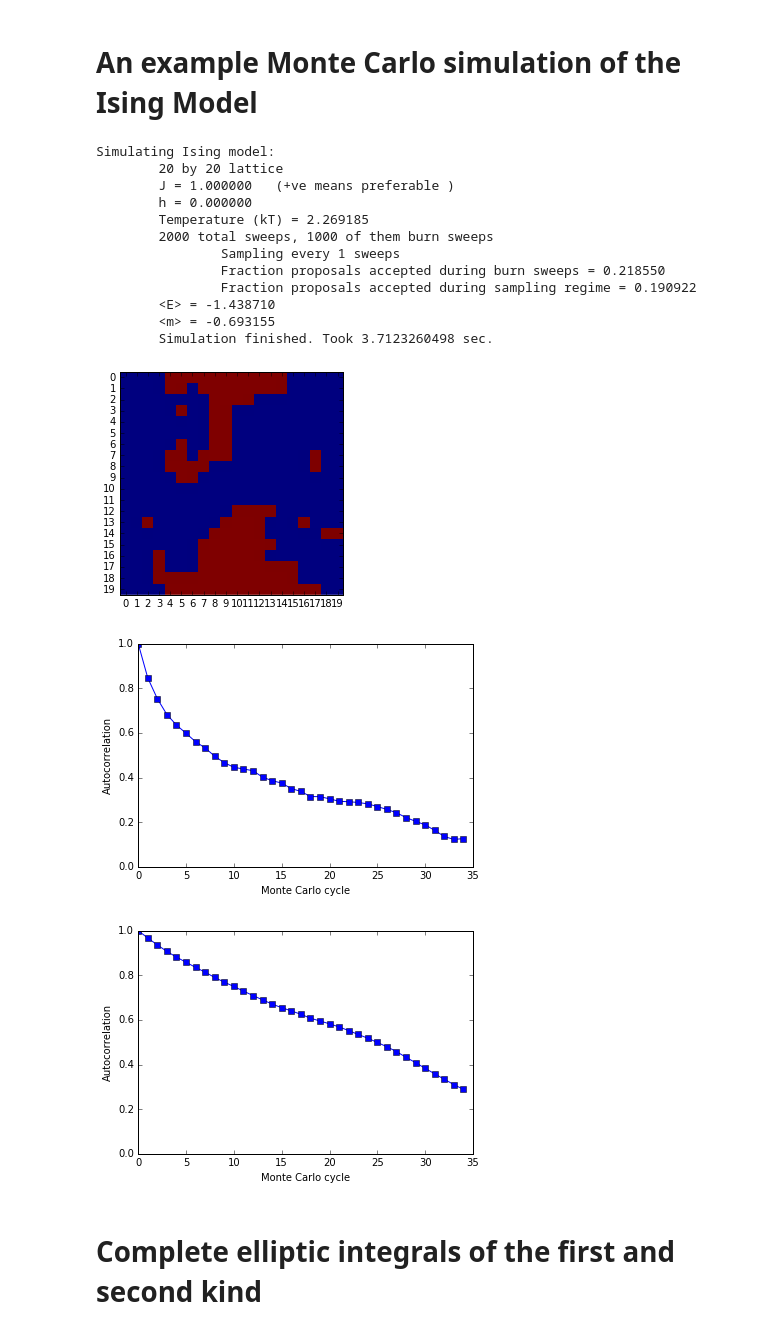
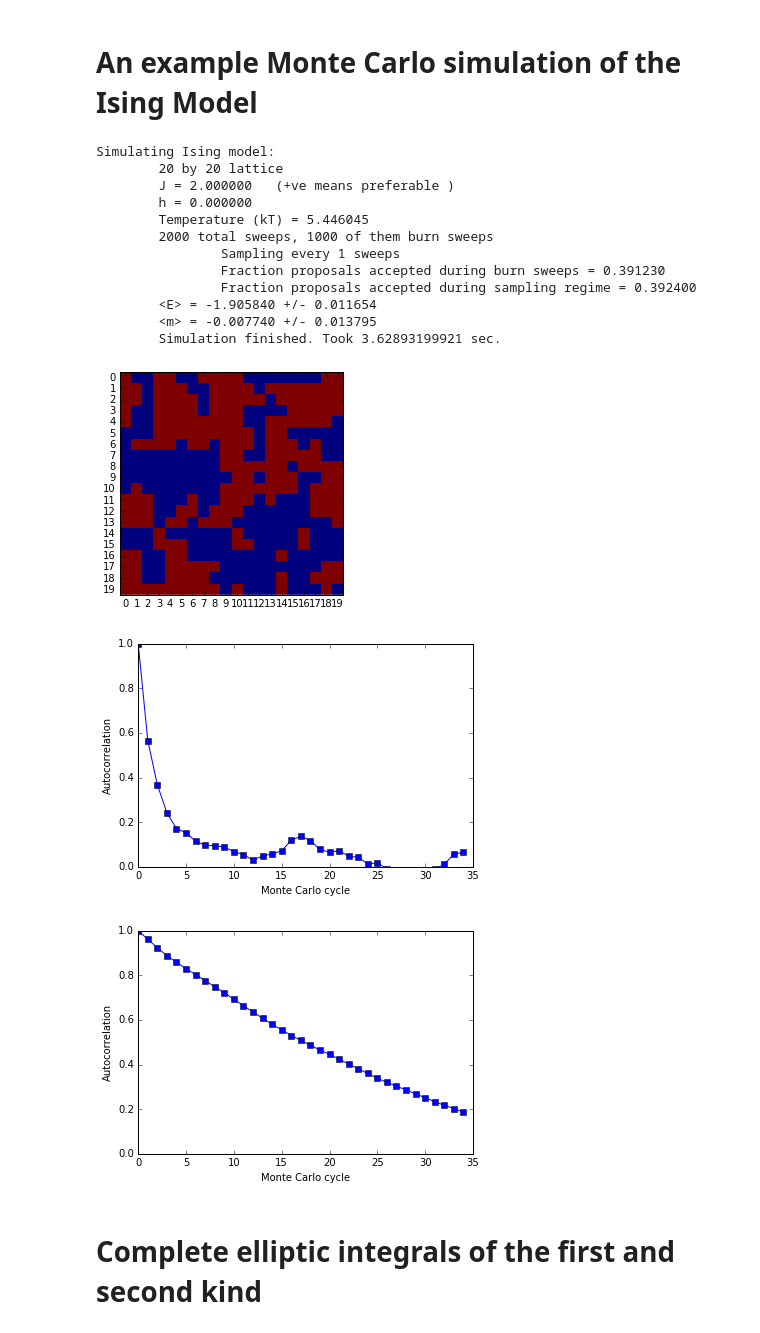
Before and after one commit to CorySimon/IsingModel, a Jupyter notebook: Ising Model.ipynb, the cells around one changed output. Cells and saved outputs as stored; diff of their text form; code cells hidden in the pictures.

```diff
--- a/Ising Model.ipynb
+++ b/Ising Model.ipynb
@@ -139,8 +139,11 @@ class IsingModel:
         E = 0.0
         for i in range(self.M):
             for j in range(self.N):
-                E = E + self.calculate_energy_of_spin(i, j)
-        return E / 2.0 / (self.M * self.N) # factor of two for overcounting
+                E += self.calculate_energy_of_spin(i, j)
+        # factor of two for overcounting neighboring interactions.
+        # but then need to add back -1/2 h \sum s_i
+        return E / 2.0 / (self.M * self.N) -\
+            self.h * np.sum(self.lattice_state) / 2.0 / (self.M * self.N)
 
     def calculate_net_magnetization_per_spin(self):
         """
@@ -297,41 +300,45 @@ def simulate(isingmodel, kT, num_sweeps, num_burn_sweeps, sample_frequency):
     print("\t\tFraction proposals accepted during sampling regime = %f" % (
         1.0 * fraction_accepted_during_sampling_sweeps / (num_sweeps - num_burn_sweeps)))
 
-    print("\t<E> = %f" % np.mean(energy_samples))
-    print("\t<m> = %f" % np.mean(magnetization_samples))
+    print("\t<E> = %f +/- %f" % (np.mean(energy_samples),
+                                 1.96 * np.std(energy_samples) / np.sqrt(n_samples)))
+    print("\t<m> = %f +/- %f" % (np.mean(magnetization_samples),
+                                 1.96 * np.std(magnetization_samples) / np.sqrt(n_samples)))
+
     print("\tSimulation finished. Took %s sec." % (time.time() - t0))
+    assert((num_sweeps - num_burn_sweeps) / sample_frequency)
 
     return energy_samples, magnetization_samples
 # %% [markdown]
 # An example Monte Carlo simulation of the Ising Model
 # %%
-model = IsingModel(20, 20, 1.0, 0.0)
+model = IsingModel(20, 20, 2.0, 0.0)
 critical_kT = model.critical_kT()
 # %%
-energy_samples, magnetization_samples = simulate(model, critical_kT * 1.0, 2000, 1000, 1)
+energy_samples, magnetization_samples = simulate(model, critical_kT * 1.2, 2000, 1000, 1)
 model.plot_lattice()
 # %% [output]
 Simulating Ising model:
         20 by 20 lattice
-        J = 1.000000   (+ve means preferable )
+        J = 2.000000   (+ve means preferable )
         h = 0.000000
-        Temperature (kT) = 2.269185
+        Temperature (kT) = 5.446045
         2000 total sweeps, 1000 of them burn sweeps
                 Sampling every 1 sweeps
-                Fraction proposals accepted during burn sweeps = 0.218550
-                Fraction proposals accepted during sampling regime = 0.190922
-        <E> = -1.438710
-        <m> = -0.693155
-        Simulation finished. Took 3.7123260498 sec.
+                Fraction proposals accepted during burn sweeps = 0.391230
+                Fraction proposals accepted during sampling regime = 0.392400
+        <E> = -1.905840 +/- 0.011654
+        <m> = -0.007740 +/- 0.013795
+        Simulation finished. Took 3.62893199921 sec.
-[figure, old version]
+[figure, new version]
 # %%
 plot_autocorrelation(energy_samples, 35)
 # %% [output]
-[figure, old version]
+[figure, new version]
 # %%
 plot_autocorrelation(magnetization_samples, 35)
 # %% [output]
-[figure, old version]
+[figure, new version]
 # %% [markdown]
 # Complete elliptic integrals of the first and second kind
 # %% [markdown]
```
Also changed, not shown: parts of 3 cells of this notebook.
